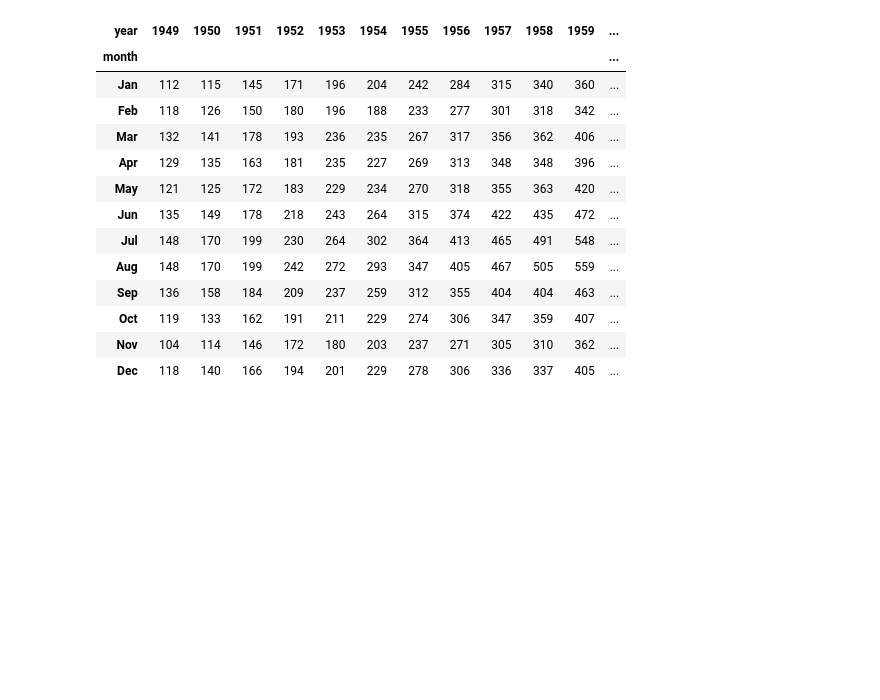
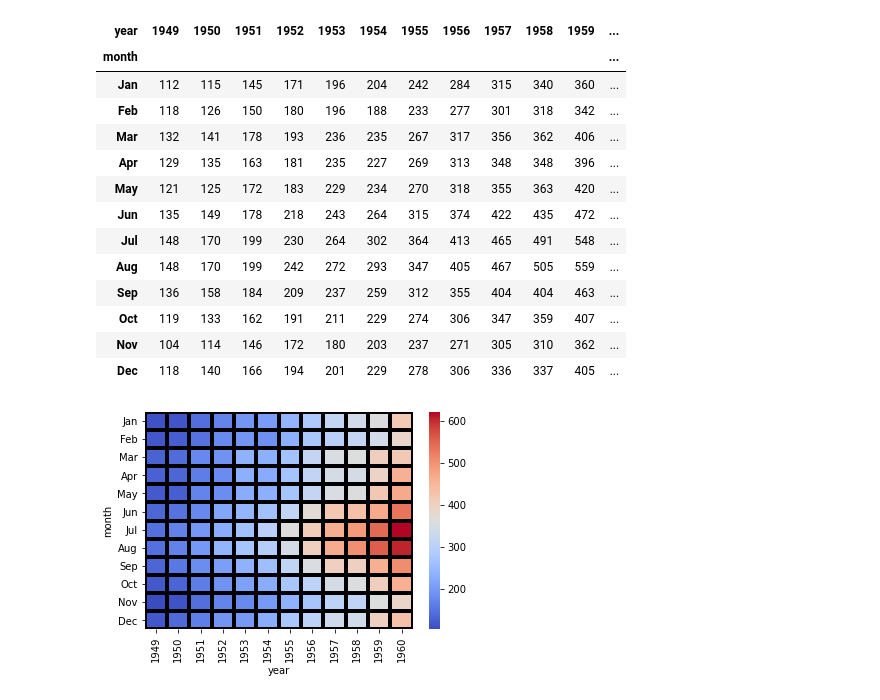
Before and after one commit to HunterKane/Python---Skill-Understanding-Projects, a Jupyter notebook: Seaborn Projects.ipynb, the cells around one changed output. Saved outputs shown, nothing was run; the diff lists cells and outputs as text; code cells hidden in the pictures; blank space fills up the shorter version.

```diff
--- a/Seaborn Projects.ipynb
+++ b/Seaborn Projects.ipynb
@@ -166,3 +166,9 @@ flights.pivot_table(index='month', columns='year', values='passengers')
 | Oct | 119 | 133 | 162 | 191 | 211 | 229 | 274 | 306 | 347 | 359 | 407 | ... |
 | Nov | 104 | 114 | 146 | 172 | 180 | 203 | 237 | 271 | 305 | 310 | 362 | ... |
 | Dec | 118 | 140 | 166 | 194 | 201 | 229 | 278 | 306 | 336 | 337 | 405 | ... |
+# %%
+fp = flights.pivot_table(index='month', columns='year', values='passengers')
+# %%
+sns.heatmap(fp, cmap = 'coolwarm', linecolor = 'black', linewidth=3);
+# %% [output]
+[figure, added]
```
Also changed, not shown: parts of 12 cells of this notebook.
